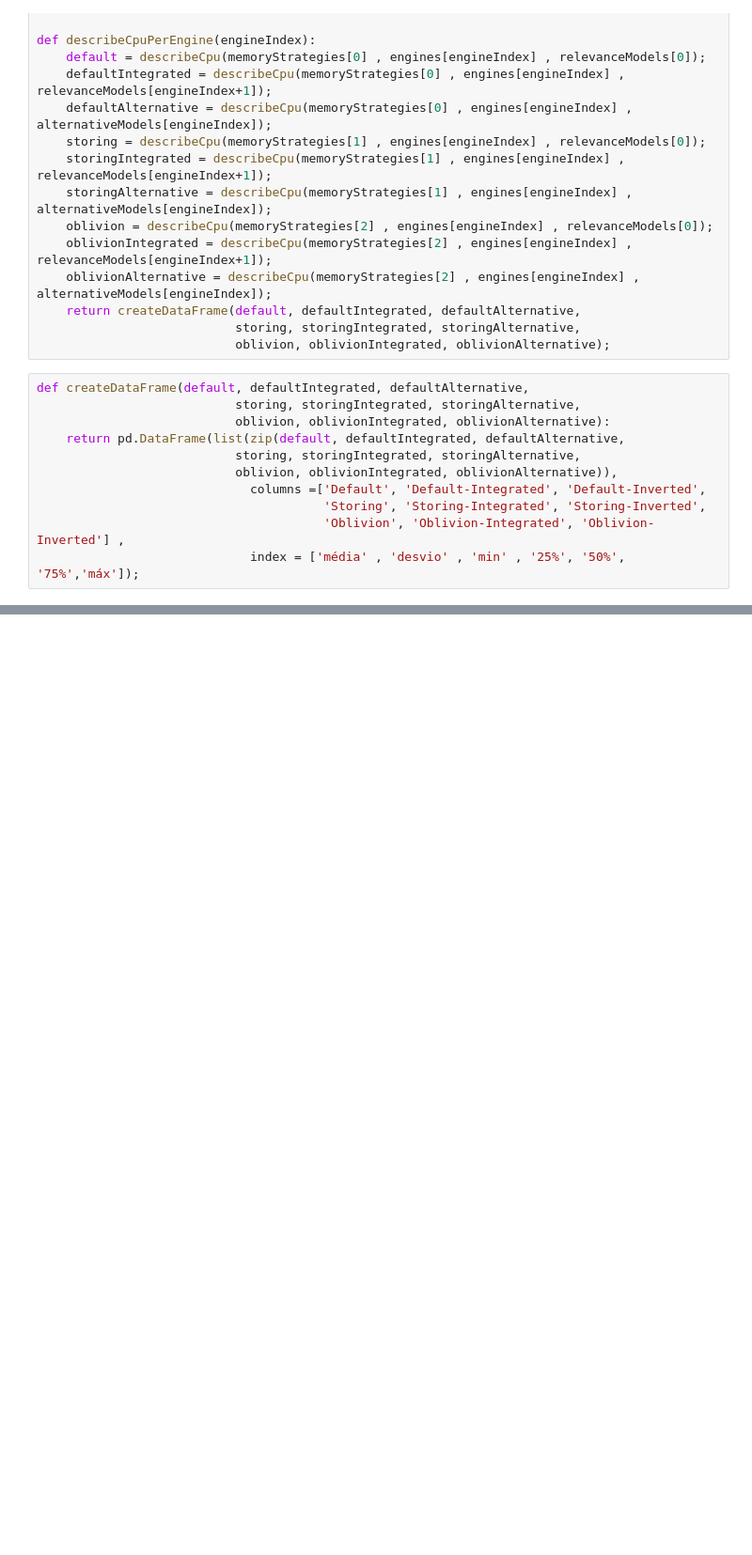
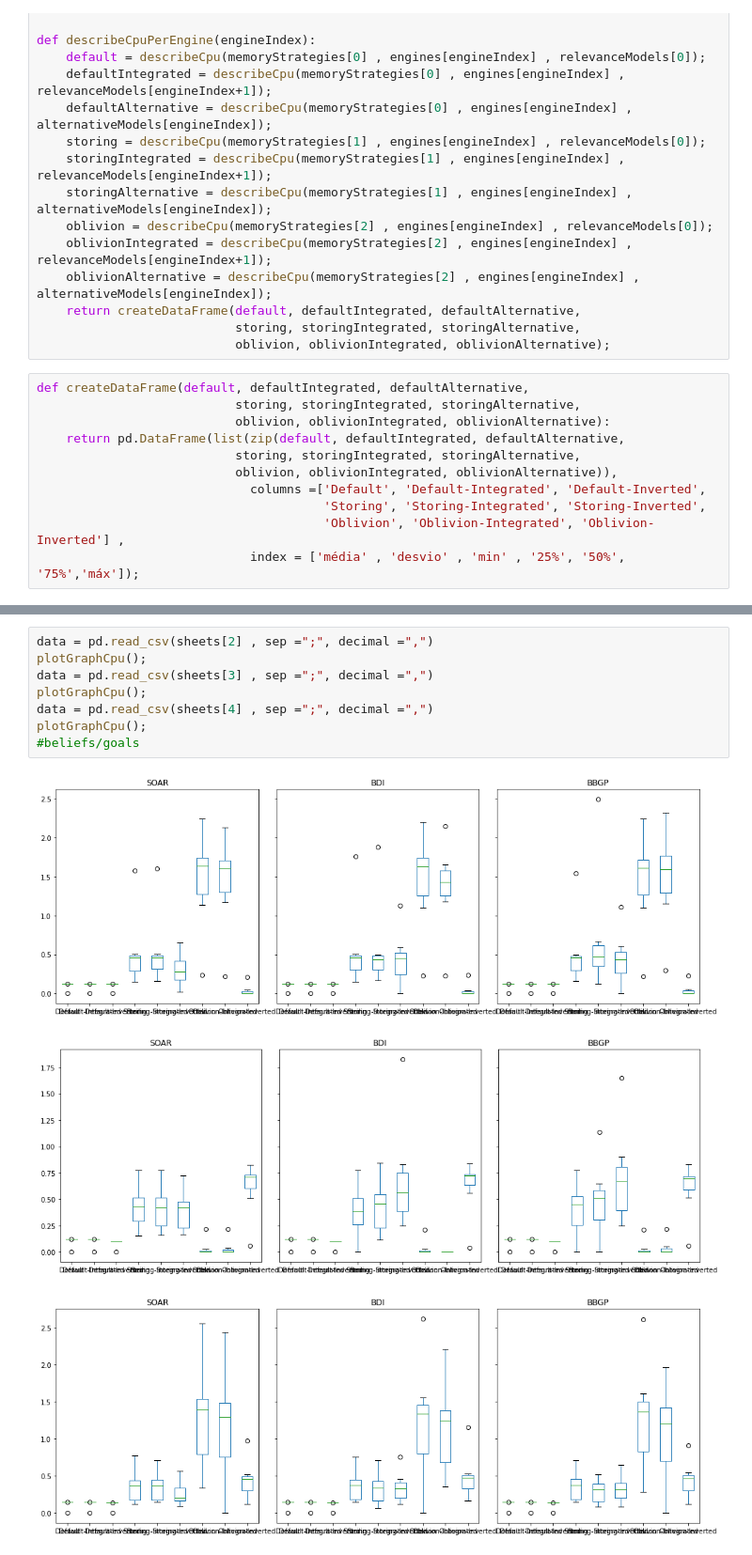
Before and after one commit to felipeluizbill/data-oriented-belief-revision, a Jupyter notebook: notebook.ipynb, the cells around one changed output, grey strips where cells are left out. Shown: that part at 94% size. Drawn from its saved outputs; the diff is of its cells as text; blank space fills up the shorter version.

```diff
--- a/notebook.ipynb
+++ b/notebook.ipynb
@@ -136,0 +121,12 @@ plotGraphMem()
+# %%
+data = pd.read_csv(sheets[2] , sep =";", decimal =",")
+plotGraphCpu();
+data = pd.read_csv(sheets[3] , sep =";", decimal =",")
+plotGraphCpu();
+data = pd.read_csv(sheets[4] , sep =";", decimal =",")
+plotGraphCpu();
+#beliefs/goals
+# %% [output]
+[figure, added]
+[figure, added]
+[figure, added]
```
Also changed, not shown: parts of 9 cells of this notebook, 15 other files.
